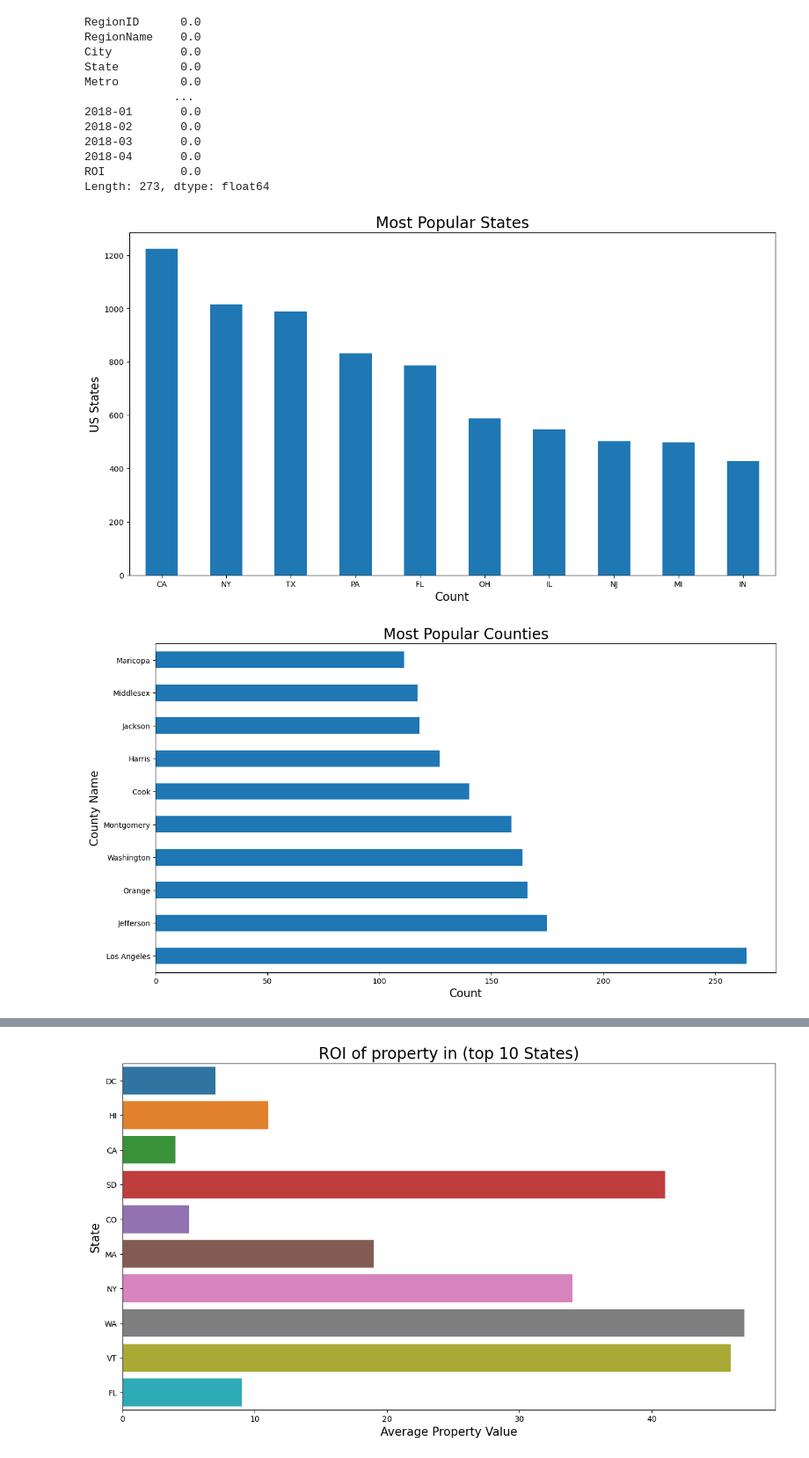
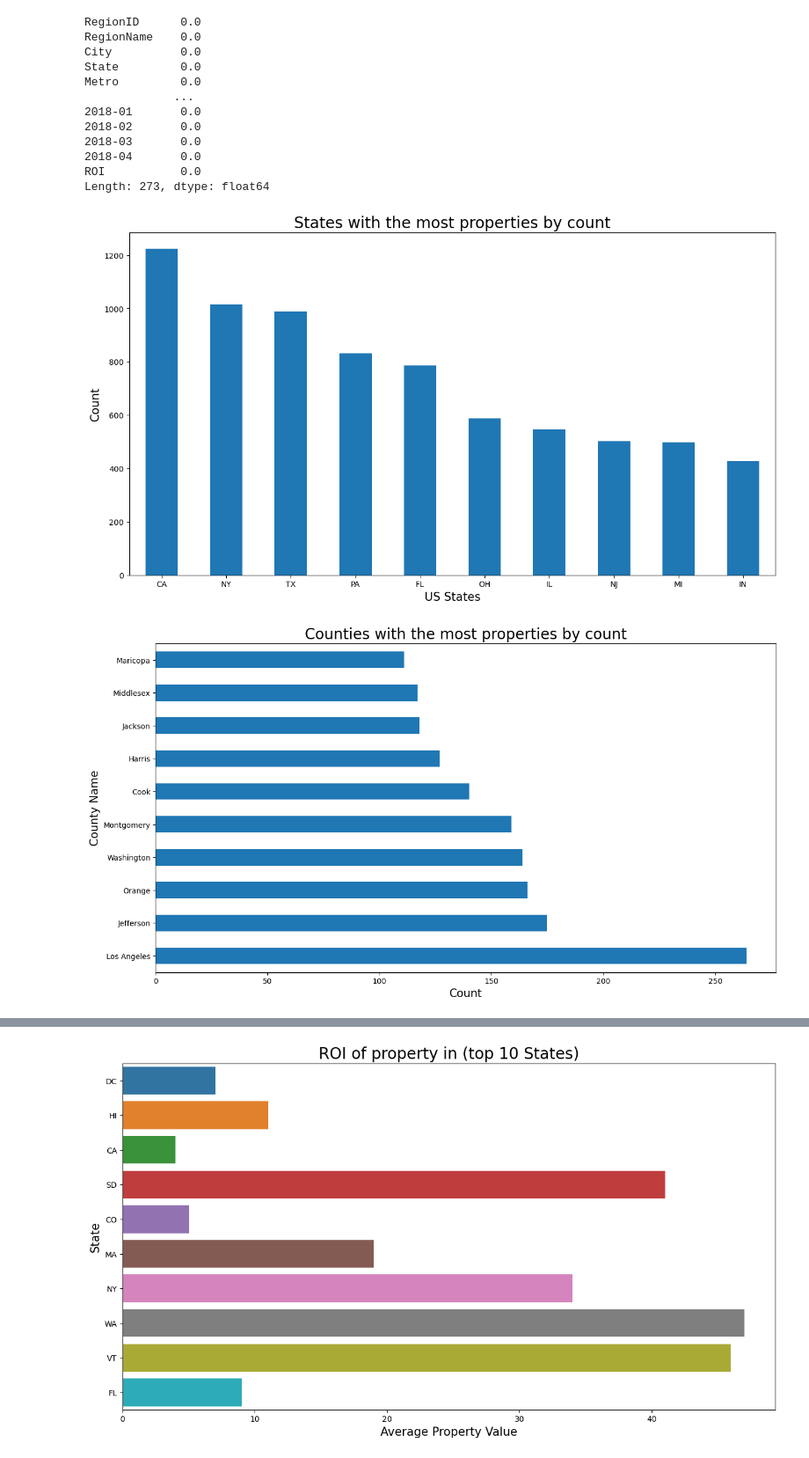
Before and after one commit to paulmwangi/Phase-4-Group-Project, a Jupyter notebook: index.ipynb, the cells around one changed output, grey strips where cells are left out. Shown at 88% size. Cells and saved outputs as stored; diff of their text form; code cells hidden in the pictures.

```diff
--- a/index.ipynb
+++ b/index.ipynb
@@ -196,22 +201,22 @@ Length: 273, dtype: float64
 # %%
 # plotting the most popular states in the dataset
 plt.figure(figsize=(15,8))
 df.State.value_counts()[:10].plot(kind="bar")
-plt.xlabel("Count",fontsize=15)
-plt.ylabel("US States",fontsize=15)
+plt.xlabel("US States",fontsize=15)
+plt.ylabel("Count",fontsize=15)
 plt.xticks(rotation=0)
-plt.title("Most Popular States",fontsize=20);
+plt.title("States with the most properties by count",fontsize=20);
 # %% [output]
-[figure, old version]
+[figure, new version]
 # %%
 #Plotting the most popular counties in the dataset
 plt.figure(figsize=(15,8))
 df.CountyName.value_counts()[:10].plot(kind="barh")
 plt.xlabel("Count",fontsize=15)
 plt.ylabel("County Name",fontsize=15)
-plt.title("Most Popular Counties",fontsize=20);
+plt.title("Counties with the most properties by count",fontsize=20);
 # %% [output]
-[figure, old version]
+[figure, new version]
 # %%
 # plotting the most popular cities in the dataset
 plt.figure(figsize=(15,8))
```
Also changed, not shown: parts of 30 cells of this notebook.
